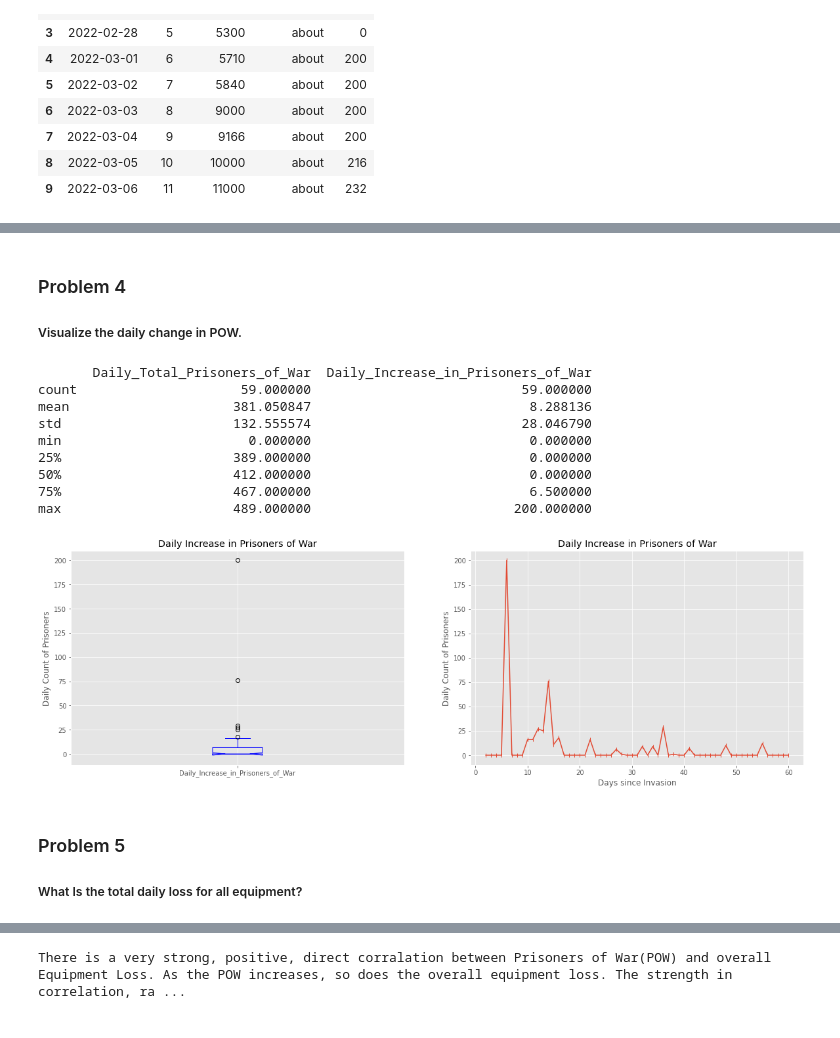
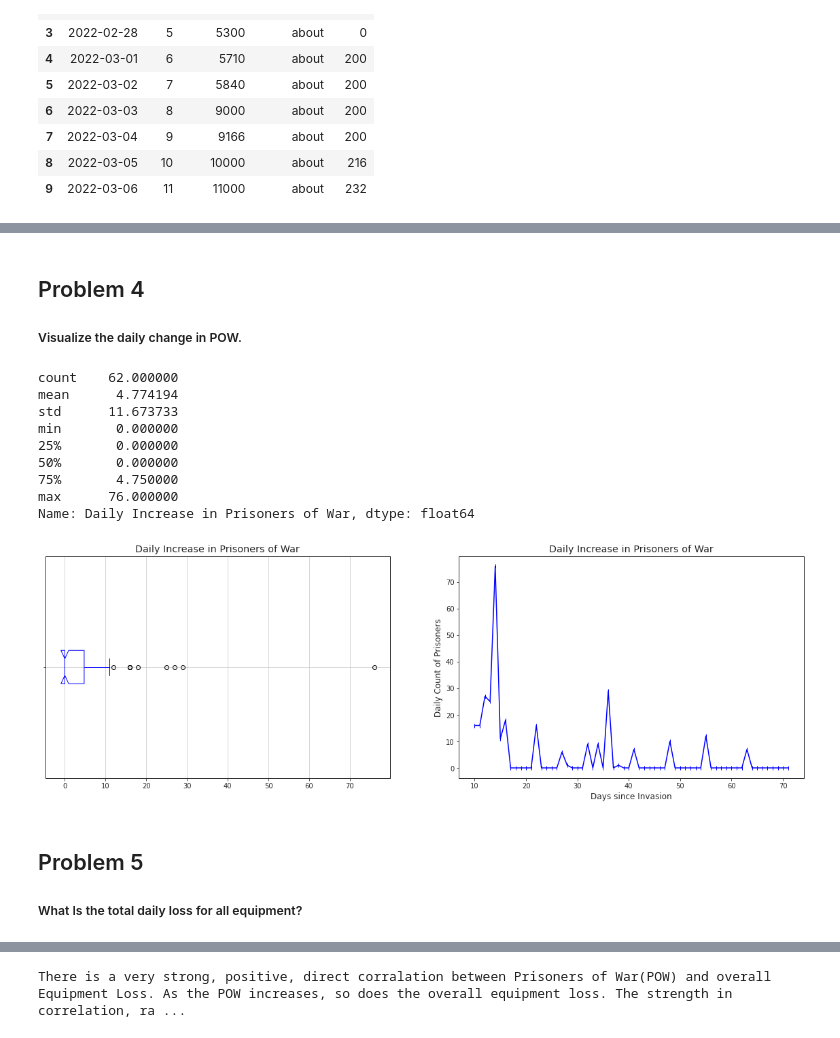
Before and after one commit to Sonya-7/Russian_Invasion_of_Ukraine, a Jupyter notebook: russian-invasion-of-ukraine.ipynb, the cells around one changed output, grey strips where cells are left out. Drawn from its saved outputs; the diff is of its cells as text; code cells hidden in the pictures.

```diff
--- a/russian-invasion-of-ukraine.ipynb
+++ b/russian-invasion-of-ukraine.ipynb
@@ -153,10 +155,16 @@ ukraine_map
 ##### Show the total Prisoners of War per day recorded in the Personel table.
 # %%
+# Set graph style
+sns.set_style('dark')
+
+# Refine data
 pow_data = russian_personnel[["day", "POW"]]
 pow_data.reset_index('date', inplace=True)
-pow_data.plot(kind='area', x='day', y='POW', color='brown', alpha =.65, figsize=(16,8), legend=False, linestyle="-.")
-plt.title('Count of Prisoners of War to Date')
+
+# Create and label plot
+pow_data.plot(kind='area', x='day', y='POW', color='brown', alpha =.65, figsize=(20,10), legend=False, linestyle="-.")
+plt.title('Total Ukrainian Prisoners of War Held by Russia to Date')
 plt.xlabel('Days Since Invasion')
-plt.ylabel('Number of Prisoners')
+plt.ylabel("Count of Prisoners")
 plt.show()
 # %% [output]
@@ -166,16 +174,20 @@ plt.show()
 ##### What is the daily change in POW and Total POW?
 # %%
+# Helper Variables
 last = 0
 increase = []
 
+# Calculate daily change in POW
 for i in (pow_data['POW'].values):
     count = i - last
     increase.append(count)
     last = i
 
-pow_data['Daily_Increase_in_Prisoners_of_War'] = increase
+# Assign new values to table
+pow_data['Daily Increase in Prisoners of War'] = increase
 
-pow_data_ = pow_data[['day', 'POW', 'Daily_Increase_in_Prisoners_of_War']].set_index('day')
-pow_data_.rename(columns={'POW':'Daily_Total_Prisoners_of_War'}, inplace=True)
+# Style table
+pow_data_ = pow_data[['day', 'POW', 'Daily Increase in Prisoners of War']].set_index('day')
+pow_data_.rename(columns={'POW':'Daily Total Prisoners of War'}, inplace=True)
 pow_data_
 # %% [output]
@@ -200,5 +208,9 @@ pow_data_
 # %%
-pow_data_.plot(figsize=(16,6))
+# Set graph style
+sns.set_style('whitegrid')
+
+# Create graph
+pow_data_.plot(figsize=(20,6))
 plt.xlabel('Days since Invasion')
 plt.ylabel('Count of Prisoners')
 plt.title("Total Daily Prisoner of War VS Daily Increase in Prisoners of War")
@@ -208,38 +220,42 @@ plt.show()
 # %% [markdown]
-### Problem 4
-
+## Problem 4
 ##### Visualize the daily change in POW.
 # %%
-print(pow_data_.describe())
+sns.set_style('ticks')
 
+# Create Plot Object
 fig = plt.figure()
 ax0 = fig.add_subplot(1, 2, 1)
 ax1 = fig.add_subplot(1, 2, 2)
 
+# Assessing data after day 10 when POW is within a more narrow/normalized range. See above graph
+plot_data1=pow_data_['Daily Increase in Prisoners of War'][8:]
+print(plot_data1.describe())
+
 # Subplot 1: Box plot
-pow_data_['Daily_Increase_in_Prisoners_of_War'].plot(kind='box', color='blue', figsize=(20, 12), ax=ax0, notch=True)
+plot_data1.plot(kind='box', color='blue', figsize=(20, 6), vert=False, ax=ax0, notch=True, label="", grid=True)
 ax0.set_title('Daily Increase in Prisoners of War')
-ax0.set_ylabel('Daily Count of Prisoners')
 
-# # Subplot 2: Line plot
-pow_data_['Daily_Increase_in_Prisoners_of_War'].plot(kind='line', figsize=(20,6), ax=ax1, marker="|")
+
+# Subplot 2: Line plot
+plot_data1.plot(color='blue', figsize=(20,6), ax=ax1, marker="|")
 ax1.set_xlabel('Days since Invasion')
 ax1.set_ylabel('Daily Count of Prisoners')
 ax1.set_title("Daily Increase in Prisoners of War")
 
+# Print graph
 plt.show()
 # %% [output]
-       Daily_Total_Prisoners_of_War  Daily_Increase_in_Prisoners_of_War
-count                     59.000000                           59.000000
-mean                     381.050847                            8.288136
-std                      132.555574                           28.046790
-min                        0.000000                            0.000000
-25%                      389.000000                            0.000000
-50%                      412.000000                            0.000000
-75%                      467.000000                            6.500000
-max                      489.000000                          200.000000
+count    62.000000
+mean      4.774194
+std      11.673733
+min       0.000000
+25%       0.000000
+50%       0.000000
+75%       4.750000
+max      76.000000
+Name: Daily Increase in Prisoners of War, dtype: float64
-[figure, old version]
+[figure, new version]
 # %% [markdown]
-### Problem 5
-
+## Problem 5
 ##### What Is the total daily loss for all equipment?
```
Also changed, not shown: parts of 27 cells of this notebook.
